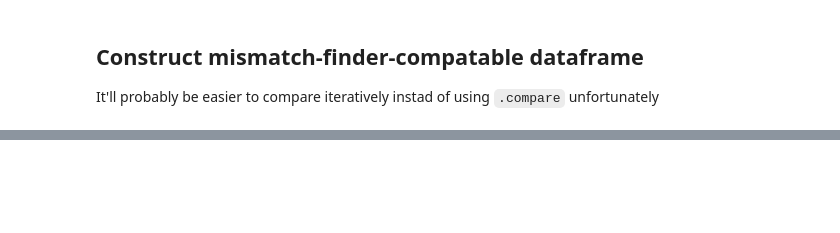
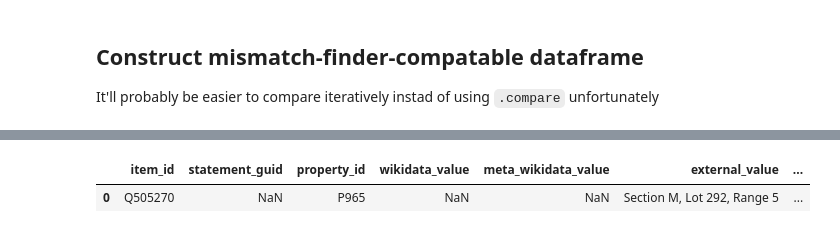
Before and after one commit to funblaster22/Wikidata-Purdue-Data-Mine, a Jupyter notebook: MismatchGeneration/finda_grave/finda_grave.ipynb, the cells around one changed output, grey strips where cells are left out. Drawn from its saved outputs; the diff is of its cells as text; code cells hidden in the pictures; blank space fills up the shorter version.

Commit message:
resolve column names to pid

```diff
--- a/MismatchGeneration/finda_grave/finda_grave.ipynb
+++ b/MismatchGeneration/finda_grave/finda_grave.ipynb
@@ -218,17 +223,31 @@ MultiIndex([(      '!newId',   'wikidata'),
 # %% [markdown]
 ## Construct mismatch-finder-compatable dataframe
 It'll probably be easier to compare iteratively instad of using `.compare` unfortunately
+# %%
+nameToPid = {
+    "?birthdays": "P569",
+    "?findAGraveID": "P535",
+    "?birthplaces": "P19",
+    "?deathdays": "P570",
+    "?deathplaces": "P20",
+    "?burials": "P119",
+    "?plots": "P965",
+}
 # %%
 def compare(wiki, ext):
     acc = []
 
     for index, extRow in tqdm(ext.iterrows(), total=len(ext)):
         for col in extRow.index:
+            # print(index, col)
             # TODO: iterate over all
             extVal = extRow.loc[col]
             wikiVal = wiki[col].loc[index]
             wikiGuid = wiki[col + "_guids"].loc[index] if col[0] == '?' else np.nan
             qid = re.split("[/>]", wiki["?person"].loc[index])[-2]
+            #TODO: properly generate id change mismatches
+            col[0] == '!':
+                continue
             try:
                 if wikiVal == extVal or (np.isnan(wikiVal) and np.isnan(extVal)):
                     continue
@@ -237,21 +256,29 @@ def compare(wiki, ext):
                 # no-op b/c they are different
                 pass
 
+            # Test if any substrings exist. If yes, probably the same
+            if isinstance(wikiVal, str):
+                continuelol = False
+                for word in wikiVal.split():
+                    if isinstance(extVal, str) and word in extVal:
+                        continuelol = True
+                        break
+                if continuelol:
+                    continue
+
             # print(index, col, wikiVal, extVal, wikiGuid, "", sep="\n")
             acc.append({
                     "item_id": qid,
                     "statement_guid": wikiGuid,
-                    "property_id": col,
+                    "property_id": nameToPid[col],
                     "wikidata_value": wikiVal,
                     "meta_wikidata_value": np.NAN,
                     "external_value": extVal,
                     "external_url": "https://www.findagrave.com/memorial/" + str(index),
                     "type": "statement",
                 })
-        if (index > 1000):
-            break
 
     return pd.DataFrame(acc)
 
-compare(wd_entries, grave_entries)
+diff = compare(wd_entries, grave_entries)
 # %% [output]
@@ -274,0 +292,5 @@ compare(wd_entries, grave_entries)
+# %%
+diff.head()
+# %% [output]
+|  | item_id | statement_guid | property_id | wikidata_value | meta_wikidata_value | external_value | ... |
+| 0 | Q505270 | NaN | P965 | NaN | NaN | Section M, Lot 292, Range 5 | ... |
```
Also changed, not shown: parts of 9 cells of this notebook, 1 other file.
